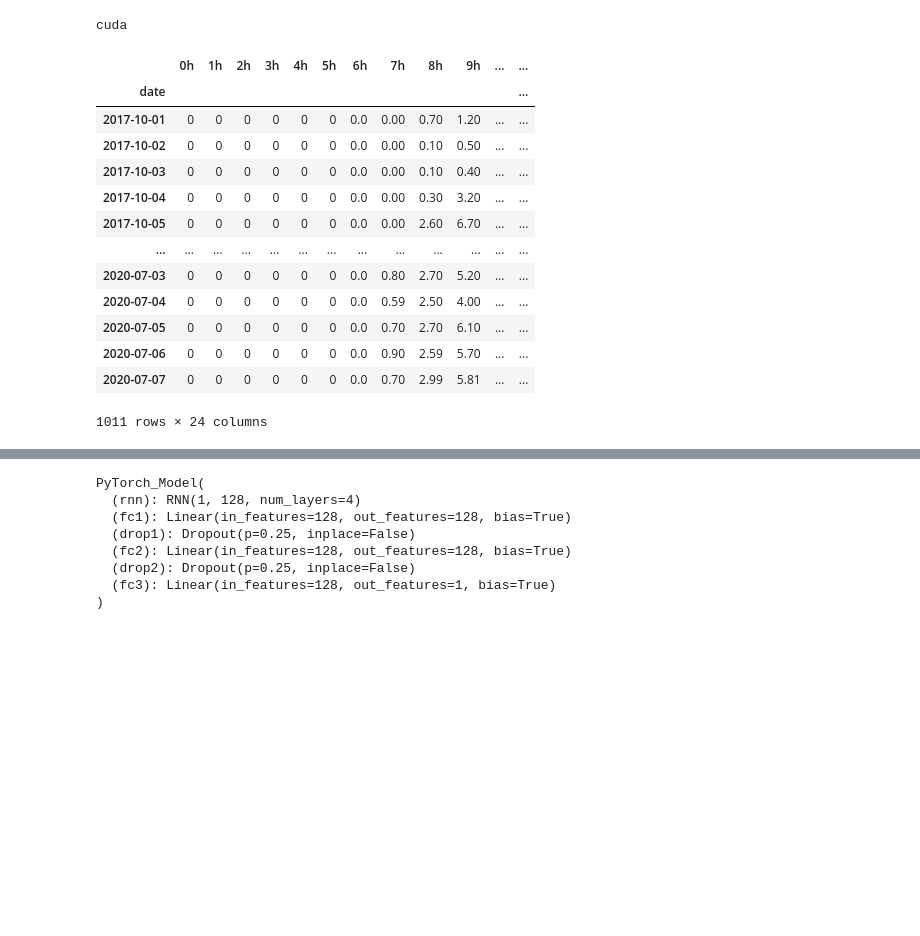
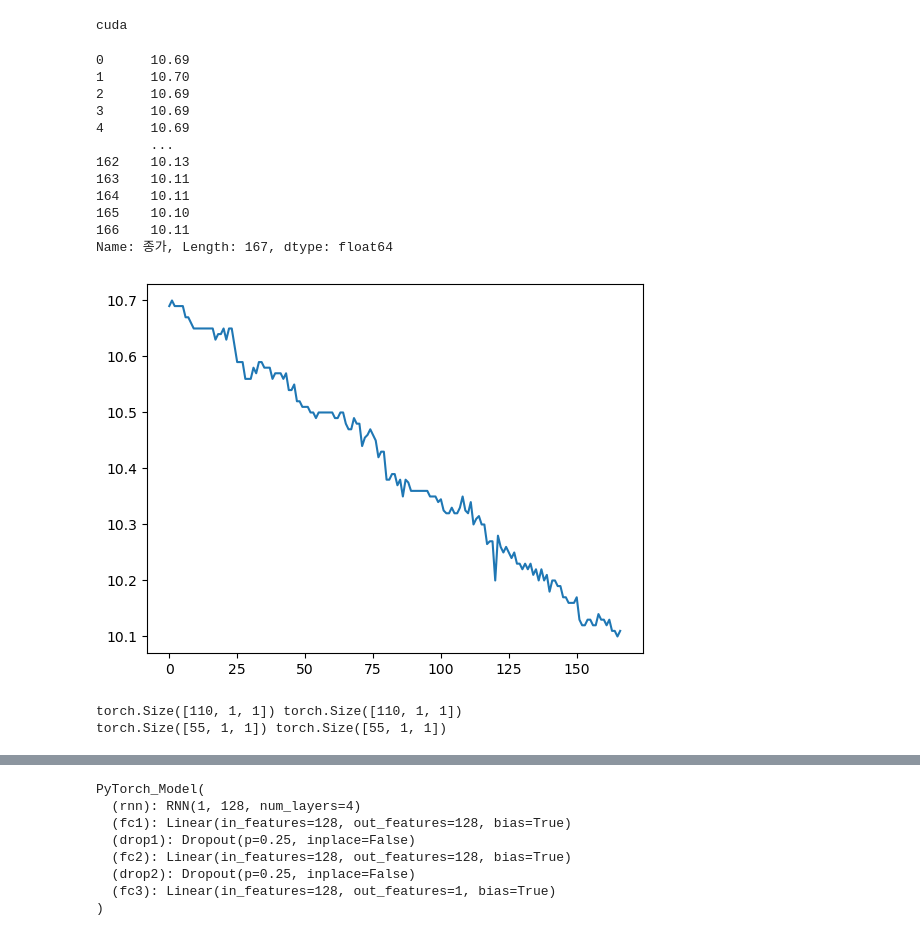
Before and after one commit to dlgkdud/RL-timeseries-forecasting, a Jupyter notebook: data.ipynb, the cells around one changed output, grey strips where cells are left out. Drawn from its saved outputs; the diff is of its cells as text; code cells hidden in the pictures; blank space fills up the shorter version.

```diff
--- a/data.ipynb
+++ b/data.ipynb
@@ -22,20 +22,28 @@ cuda
 # %%
 import pandas as pd
 
-df = pd.read_csv('./data/태양광 데이터.csv', infer_datetime_format=True, parse_dates=['date'], index_col=['date'])
+df = pd.read_csv('./data/AAC 과거 데이터.csv')['종가']#, infer_datetime_format=True, parse_dates=['date'], index_col=['date'])
 df
 # %% [output]
-|  | 0h | 1h | 2h | 3h | 4h | 5h | 6h | 7h | 8h | 9h | ... | ... |
-| date |  |  |  |  |  |  |  |  |  |  |  | ... |
-| 2017-10-01 | 0 | 0 | 0 | 0 | 0 | 0 | 0.0 | 0.00 | 0.70 | 1.20 | ... | ... |
-| 2017-10-02 | 0 | 0 | 0 | 0 | 0 | 0 | 0.0 | 0.00 | 0.10 | 0.50 | ... | ... |
-| 2017-10-03 | 0 | 0 | 0 | 0 | 0 | 0 | 0.0 | 0.00 | 0.10 | 0.40 | ... | ... |
-| 2017-10-04 | 0 | 0 | 0 | 0 | 0 | 0 | 0.0 | 0.00 | 0.30 | 3.20 | ... | ... |
-| 2017-10-05 | 0 | 0 | 0 | 0 | 0 | 0 | 0.0 | 0.00 | 2.60 | 6.70 | ... | ... |
-| ... | ... | ... | ... | ... | ... | ... | ... | ... | ... | ... | ... | ... |
-| 2020-07-03 | 0 | 0 | 0 | 0 | 0 | 0 | 0.0 | 0.80 | 2.70 | 5.20 | ... | ... |
-| 2020-07-04 | 0 | 0 | 0 | 0 | 0 | 0 | 0.0 | 0.59 | 2.50 | 4.00 | ... | ... |
-| 2020-07-05 | 0 | 0 | 0 | 0 | 0 | 0 | 0.0 | 0.70 | 2.70 | 6.10 | ... | ... |
-| 2020-07-06 | 0 | 0 | 0 | 0 | 0 | 0 | 0.0 | 0.90 | 2.59 | 5.70 | ... | ... |
-| 2020-07-07 | 0 | 0 | 0 | 0 | 0 | 0 | 0.0 | 0.70 | 2.99 | 5.81 | ... | ... |
-1011 rows × 24 columns
+0      10.69
+1      10.70
+2      10.69
+3      10.69
+4      10.69
+       ...
+162    10.13
+163    10.11
+164    10.11
+165    10.10
+166    10.11
+Name: 종가, Length: 167, dtype: float64
+# %%
+import matplotlib.pyplot as plt
+import pandas as pd
+
+df = pd.read_csv('./data/AAC 과거 데이터.csv')[['종가']].values.astype('float32')
+
+plt.plot(df)
+plt.show()
+# %% [output]
+[figure, added]
@@ -41,0 +73,9 @@ df
+# %%
+lookback = 1
+X_train, y_train = create_dataset(train, lookback=lookback)
+X_test, y_test = create_dataset(test, lookback=lookback)
+print(X_train.shape, y_train.shape)
+print(X_test.shape, y_test.shape)
+# %% [output]
+torch.Size([110, 1, 1]) torch.Size([110, 1, 1])
+torch.Size([55, 1, 1]) torch.Size([55, 1, 1])
```
Also changed, not shown: parts of 23 cells of this notebook, 3 other files.
